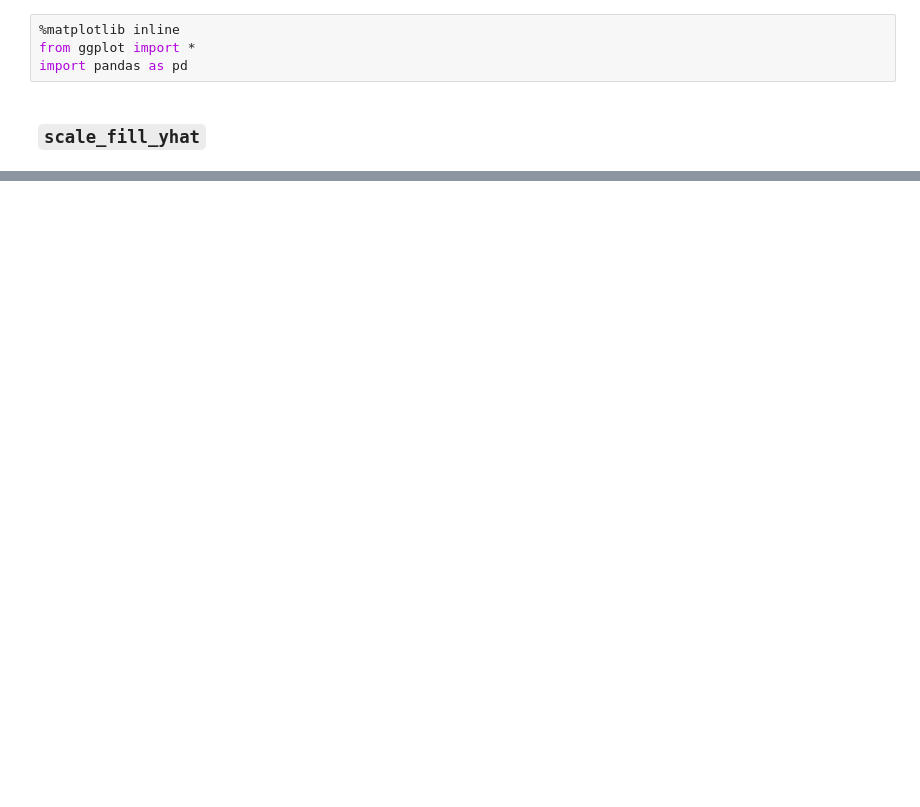
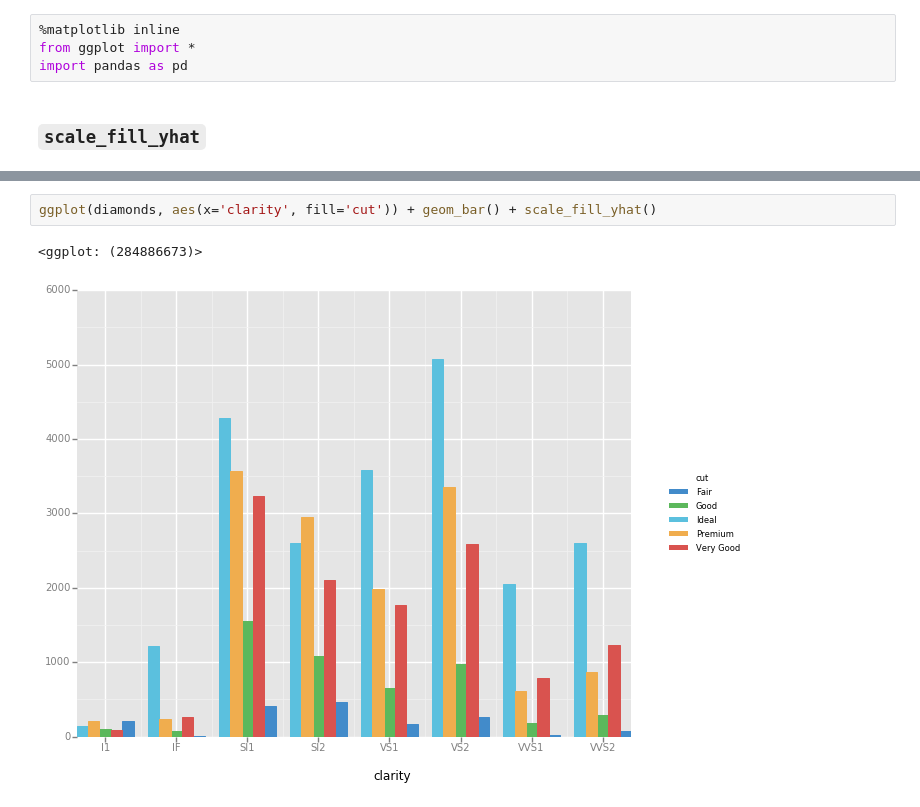
Before and after one commit to yhat/ggpy, a Jupyter notebook: docs/scales/scale_fill_yhat.ipynb, the cells around one changed output, grey strips where cells are left out. Drawn from its saved outputs; the diff is of its cells as text; blank space fills up the shorter version.

Commit message:
scale yhat

```diff
--- a/docs/scales/scale_fill_yhat.ipynb
+++ b/docs/scales/scale_fill_yhat.ipynb
@@ -16 +16,6 @@ ggplot(mtcars, aes(x='factor(cyl)', fill='factor(gear)')) + geom_bar() + scale_f
 [figure]
+# %%
+ggplot(diamonds, aes(x='clarity', fill='cut')) + geom_bar() + scale_fill_yhat()
+# %% [output]
+<ggplot: (284886673)>
+[figure, added]
```
Also changed, not shown: parts of 3 cells of this notebook.
